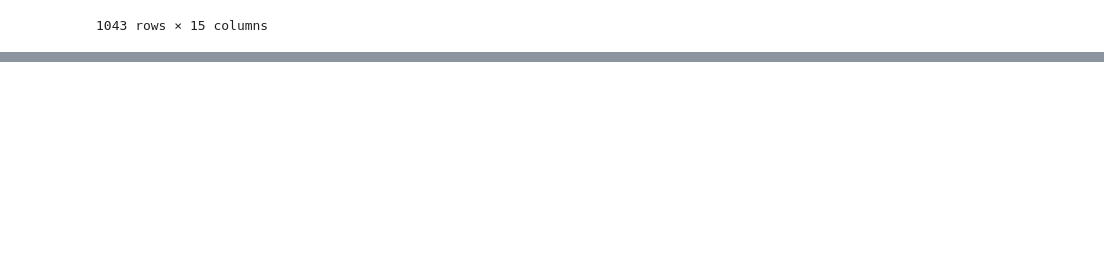
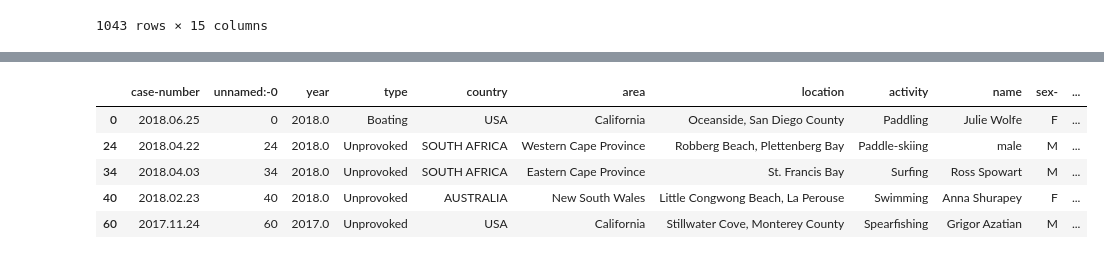
Before and after one commit to Adalab/DA-promo-b-modulo-2-sprint-1-Lara-Diana, a Jupyter notebook: Pandas/modulo-2-ejercicio-4-pandas-filtrado.ipynb, the cells around one changed output, grey strips where cells are left out. Cells and saved outputs as stored; diff of their text form; code cells hidden in the pictures; blank space fills up the shorter version.

```diff
--- a/Pandas/modulo-2-ejercicio-4-pandas-filtrado.ipynb
+++ b/Pandas/modulo-2-ejercicio-4-pandas-filtrado.ipynb
@@ -191,0 +262,17 @@ usa_australia2
+# %%
+# Si extraemos los valores únicos de la columna species nos podemos dar cuenta que está un poco sucia y extraer
+# informacion útil de la misma se puede convertir en algo difícil. En este ejercicio tendréis que extraer los ataques
+# que han ocurrido por tiburón blanco (lo encontraremos en la columna species como algo que contenga white o White).
+# Usad el método str.contains() para resolver este ejercicio.
+
+patron='[W|w]hite'
+
+tiburon_blanco= attacks_sin_na[attacks_sin_na["species-"].str.contains(patron, regex=True, case=False)]
+tiburon_blanco.head()
+# %% [output]
+|  | case-number | unnamed:-0 | year | type | country | area | location | activity | name | sex- | ... |
+| 0 | 2018.06.25 | 0 | 2018.0 | Boating | USA | California | Oceanside, San Diego County | Paddling | Julie Wolfe | F | ... |
+| 24 | 2018.04.22 | 24 | 2018.0 | Unprovoked | SOUTH AFRICA | Western Cape Province | Robberg Beach, Plettenberg Bay | Paddle-skiing | male | M | ... |
+| 34 | 2018.04.03 | 34 | 2018.0 | Unprovoked | SOUTH AFRICA | Eastern Cape Province | St. Francis Bay | Surfing | Ross Spowart | M | ... |
+| 40 | 2018.02.23 | 40 | 2018.0 | Unprovoked | AUSTRALIA | New South Wales | Little Congwong Beach, La Perouse | Swimming | Anna Shurapey | F | ... |
+| 60 | 2017.11.24 | 60 | 2017.0 | Unprovoked | USA | California | Stillwater Cove, Monterey County | Spearfishing | Grigor Azatian | M | ... |
```
Also changed, not shown: parts of 13 cells of this notebook, 9 other files.
